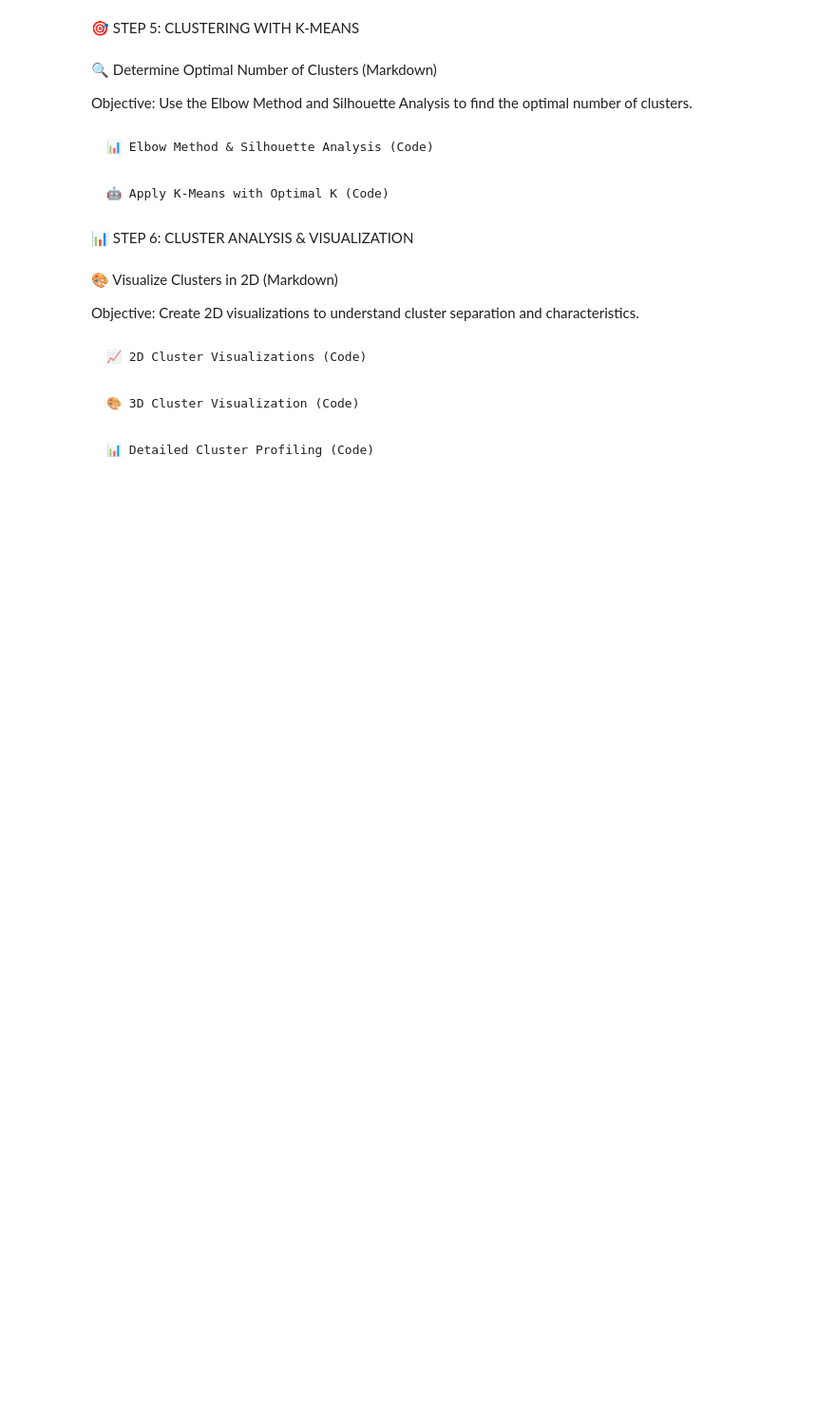
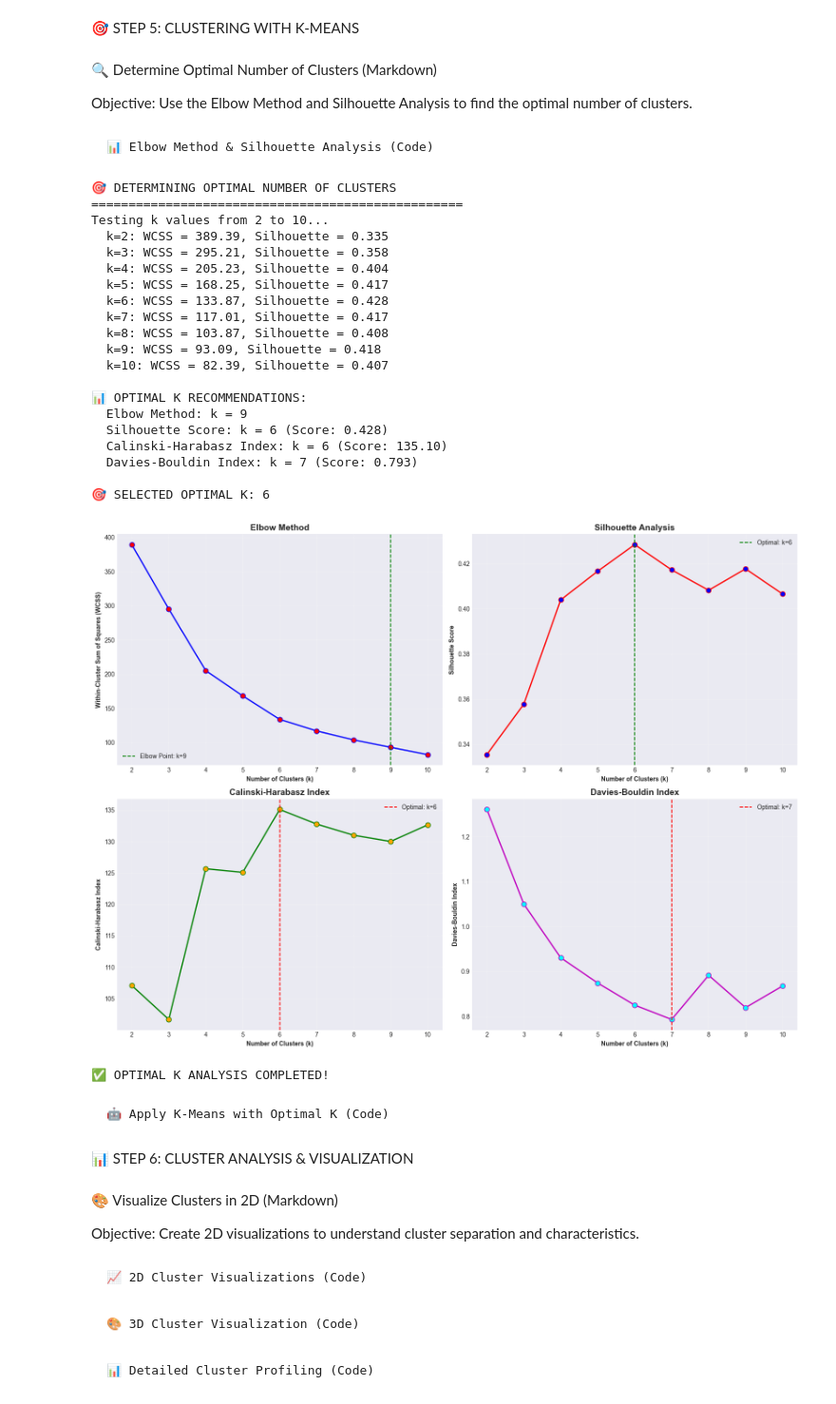
Before and after one commit to fitria-lm/mall-customer-segmentation, a Jupyter notebook: notebooks/mall_customer_segmentation.ipynb, the cells around one changed output. Shown at 95% size. Cells and saved outputs as stored; diff of their text form; code cells hidden in the pictures; blank space fills up the shorter version.

```diff
--- a/notebooks/mall_customer_segmentation.ipynb
+++ b/notebooks/mall_customer_segmentation.ipynb
@@ -771,40 +1019,63 @@ ax1.axvline(x=optimal_k_elbow, color='green', linestyle='--',
 ax1.legend()
 
 # Silhouette Scores
-ax2.plot(k_range[1:], silhouette_scores, 'ro-', linewidth=2, markersize=8, markerfacecolor='blue')
+ax2.plot(k_range, silhouette_scores, 'ro-', linewidth=2, markersize=8, markerfacecolor='blue')
 ax2.set_xlabel('Number of Clusters (k)', fontweight='bold')
 ax2.set_ylabel('Silhouette Score', fontweight='bold')
 ax2.set_title('Silhouette Analysis', fontsize=14, fontweight='bold')
 ax2.grid(True, alpha=0.3)
 ax2.axvline(x=optimal_k_silhouette, color='green', linestyle='--',
             label=f'Optimal: k={optimal_k_silhouette}')
 ax2.legend()
 
 # Calinski-Harabasz Index
-ax3.plot(k_range[1:], calinski_scores, 'go-', linewidth=2, markersize=8, markerfacecolor='orange')
+ax3.plot(k_range, calinski_scores, 'go-', linewidth=2, markersize=8, markerfacecolor='orange')
 ax3.set_xlabel('Number of Clusters (k)', fontweight='bold')
 ax3.set_ylabel('Calinski-Harabasz Index', fontweight='bold')
 ax3.set_title('Calinski-Harabasz Index', fontsize=14, fontweight='bold')
 ax3.grid(True, alpha=0.3)
 ax3.axvline(x=optimal_k_calinski, color='red', linestyle='--',
             label=f'Optimal: k={optimal_k_calinski}')
 ax3.legend()
 
 # Davies-Bouldin Index
-ax4.plot(k_range[1:], davies_scores, 'mo-', linewidth=2, markersize=8, markerfacecolor='cyan')
+ax4.plot(k_range, davies_scores, 'mo-', linewidth=2, markersize=8, markerfacecolor='cyan')
 ax4.set_xlabel('Number of Clusters (k)', fontweight='bold')
 ax4.set_ylabel('Davies-Bouldin Index', fontweight='bold')
 ax4.set_title('Davies-Bouldin Index', fontsize=14, fontweight='bold')
 ax4.grid(True, alpha=0.3)
 ax4.axvline(x=optimal_k_davies, color='red', linestyle='--',
             label=f'Optimal: k={optimal_k_davies}')
 ax4.legend()
 
 plt.tight_layout()
 plt.savefig('../reports/figures/optimal_k_analysis.png', dpi=300, bbox_inches='tight')
 plt.show()
 
 print("✅ OPTIMAL K ANALYSIS COMPLETED!")
+# %% [output]
+🎯 DETERMINING OPTIMAL NUMBER OF CLUSTERS
+==================================================
+Testing k values from 2 to 10...
+  k=2: WCSS = 389.39, Silhouette = 0.335
+  k=3: WCSS = 295.21, Silhouette = 0.358
+  k=4: WCSS = 205.23, Silhouette = 0.404
+  k=5: WCSS = 168.25, Silhouette = 0.417
+  k=6: WCSS = 133.87, Silhouette = 0.428
+  k=7: WCSS = 117.01, Silhouette = 0.417
+  k=8: WCSS = 103.87, Silhouette = 0.408
+  k=9: WCSS = 93.09, Silhouette = 0.418
+  k=10: WCSS = 82.39, Silhouette = 0.407
+
+📊 OPTIMAL K RECOMMENDATIONS:
+  Elbow Method: k = 9
+  Silhouette Score: k = 6 (Score: 0.428)
+  Calinski-Harabasz Index: k = 6 (Score: 135.10)
+  Davies-Bouldin Index: k = 7 (Score: 0.793)
+
+🎯 SELECTED OPTIMAL K: 6
+[figure, added]
+✅ OPTIMAL K ANALYSIS COMPLETED!
 # %% [markdown]
     🤖 Apply K-Means with Optimal K (Code)
 # %%
```
Also changed, not shown: parts of 13 cells of this notebook, 16 other files.
